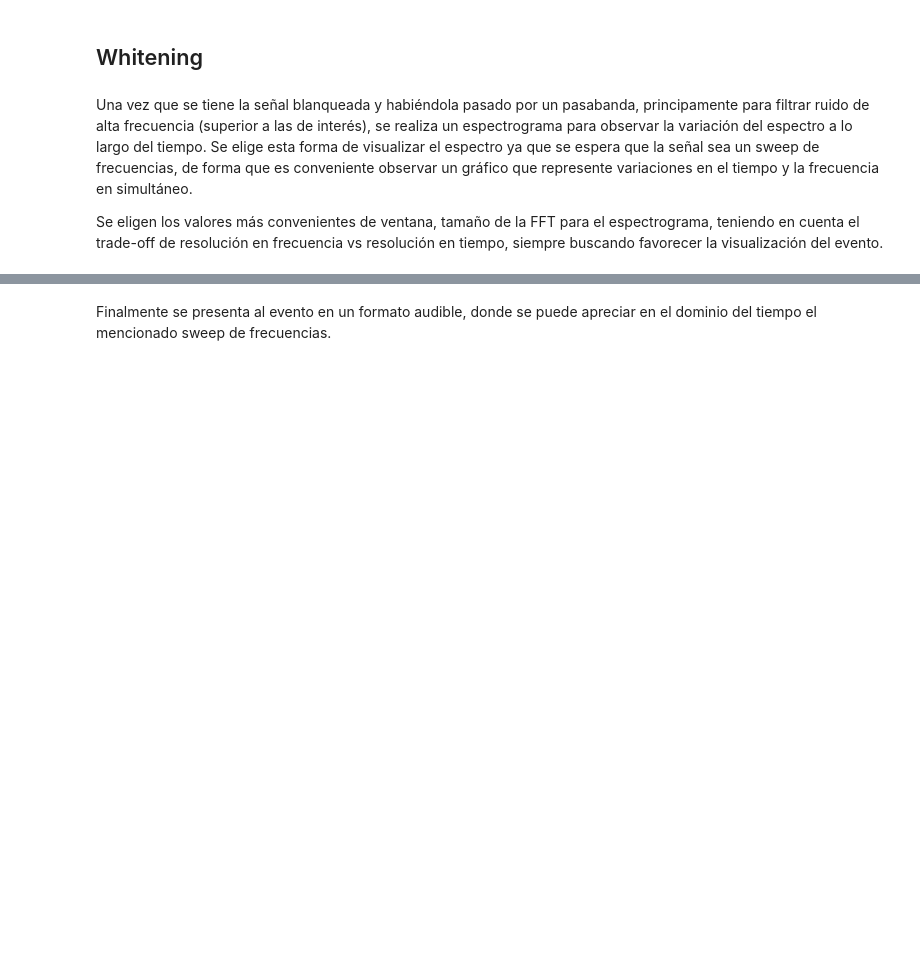
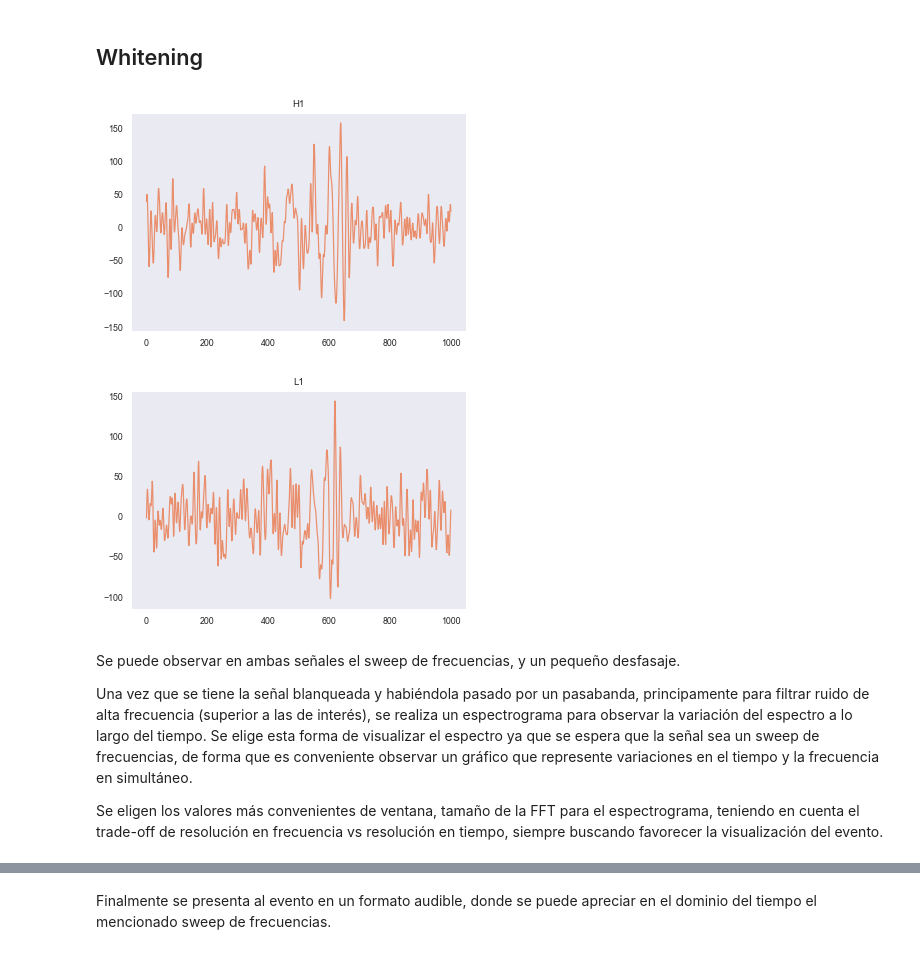
Before and after one commit to asp-image-dsp/asp-tp1, a Jupyter notebook: notebooks/report.ipynb, the cells around one changed output, grey strips where cells are left out. Cells and saved outputs as stored; diff of their text form; code cells hidden in the pictures; blank space fills up the shorter version.

```diff
--- a/notebooks/report.ipynb
+++ b/notebooks/report.ipynb
@@ -756,6 +756,21 @@ bb, ab = signal.butter(4, [40.*2.*h1_32_ts, 300.*2.*h1_32_ts], btype='band')
 h1_32_whitened_bp = signal.filtfilt(bb, ab, h1_32_whitened)
 l1_32_whitened_bp = signal.filtfilt(bb, ab, l1_32_whitened)
+# %%
+n = 1e3
+center = len(l1_32_whitened_bp) // 2 - 2500
+
+plt.title('H1')
+plt.plot(h1_32_whitened_bp[int(center-n//2):int(center+n//2)])
+plt.figure()
+plt.title('L1')
+plt.plot(l1_32_whitened_bp[int(center-n//2):int(center+n//2)])
+plt.show()
+# %% [output]
+[figure, added]
+[figure, added]
 # %% [markdown]
+Se puede observar en ambas señales el sweep de frecuencias, y un pequeño desfasaje.
+
 Una vez que se tiene la señal blanqueada y habiéndola pasado por un pasabanda, principamente para filtrar ruido de alta frecuencia (superior a las de interés), se realiza un espectrograma para observar la variación del espectro a lo largo del tiempo. Se elige esta forma de visualizar el espectro ya que se espera que la señal sea un sweep de frecuencias, de forma que es conveniente observar un gráfico que represente variaciones en el tiempo y la frecuencia en simultáneo.
 
 Se eligen los valores más convenientes de ventana, tamaño de la FFT para el espectrograma, teniendo en cuenta el trade-off de resolución en frecuencia vs resolución en tiempo, siempre buscando favorecer la visualización del evento.
```
Also changed, not shown: parts of 10 cells of this notebook.
